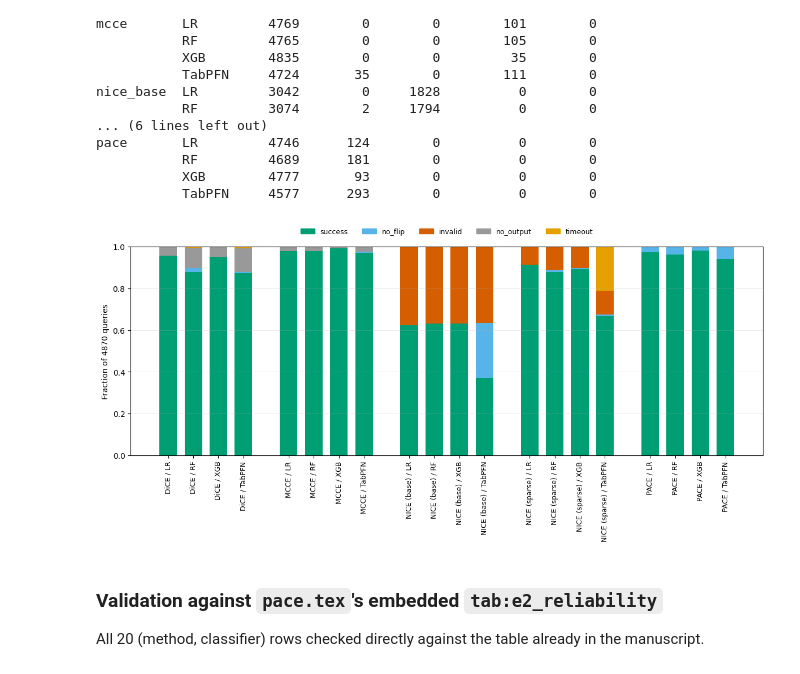
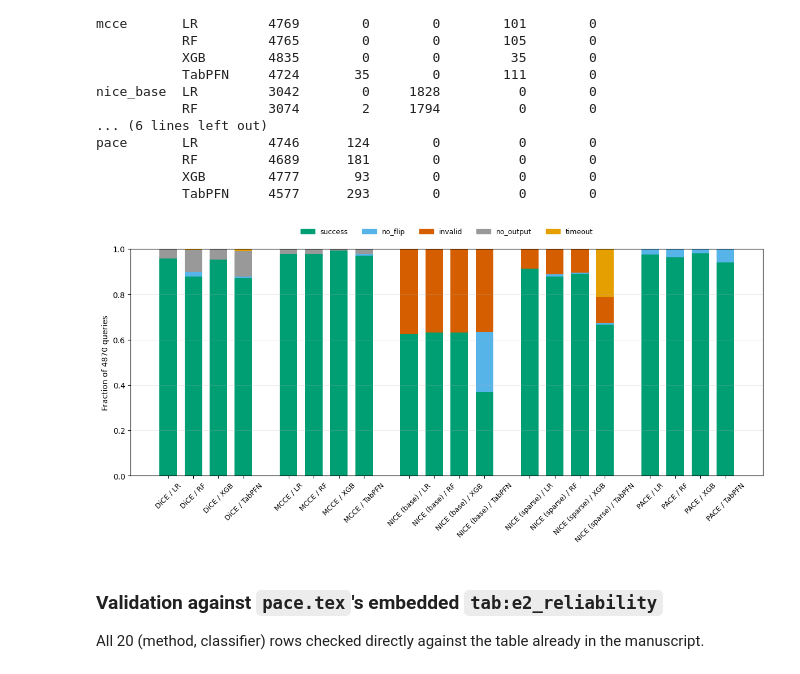
Before and after one commit to leonidaschristodoulou/cf-proposal, a Jupyter notebook: cfprop_analysis.ipynb, the cells around one changed output. Saved outputs shown, nothing was run; the diff lists cells and outputs as text; code cells hidden in the pictures.

```diff
--- a/cfprop_analysis.ipynb
+++ b/cfprop_analysis.ipynb
@@ -1552,35 +1552,35 @@ pace       LR         4746      124        0          0        0
 fig, ax = plt.subplots(figsize=(12, 6))
 positions, labels = [], []
 pos = 0
 bar_width = 0.7
 
 for method in e2_methods:
     for model in e2_models:
         row = e2_frac.loc[(method, model)]
         bottom = 0.0
         for outcome in OUTCOME_ORDER:
             val = row[outcome]
             if val > 0:
                 ax.bar(pos, val, bottom=bottom, width=bar_width, color=OUTCOME_COLORS[outcome])
             bottom += val
         positions.append(pos)
         labels.append(f"{METHOD_LABELS[method]} / {model}")
         pos += 1
     pos += 0.8  # gap between method groups
 
 ax.set_xticks(positions)
-ax.set_xticklabels(labels, fontsize=9, rotation=90)
+ax.set_xticklabels(labels, fontsize=9, rotation=45)
 ax.set_ylabel("Fraction of 4870 queries")
 ax.set_ylim(0, 1)
 handles = [plt.Rectangle((0, 0), 1, 1, color=OUTCOME_COLORS[o]) for o in OUTCOME_ORDER]
 ax.legend(handles, OUTCOME_ORDER, loc="upper center", bbox_to_anchor=(0.5, 1.12),
          ncol=len(OUTCOME_ORDER), frameon=False, fontsize=9)
 ax.grid(True, axis="y", linewidth=0.4, alpha=0.5)
 fig.tight_layout()
 fig.savefig("real_e2_reliability_stacked.pdf", format="pdf", dpi=300, bbox_inches="tight")
 plt.show()
 # %% [output]
-[figure, old version]
+[figure, new version]
 # %% [markdown]
 ### Validation against `pace.tex`'s embedded `tab:e2_reliability`
 
```
Also changed, not shown: parts of 3 cells of this notebook.
